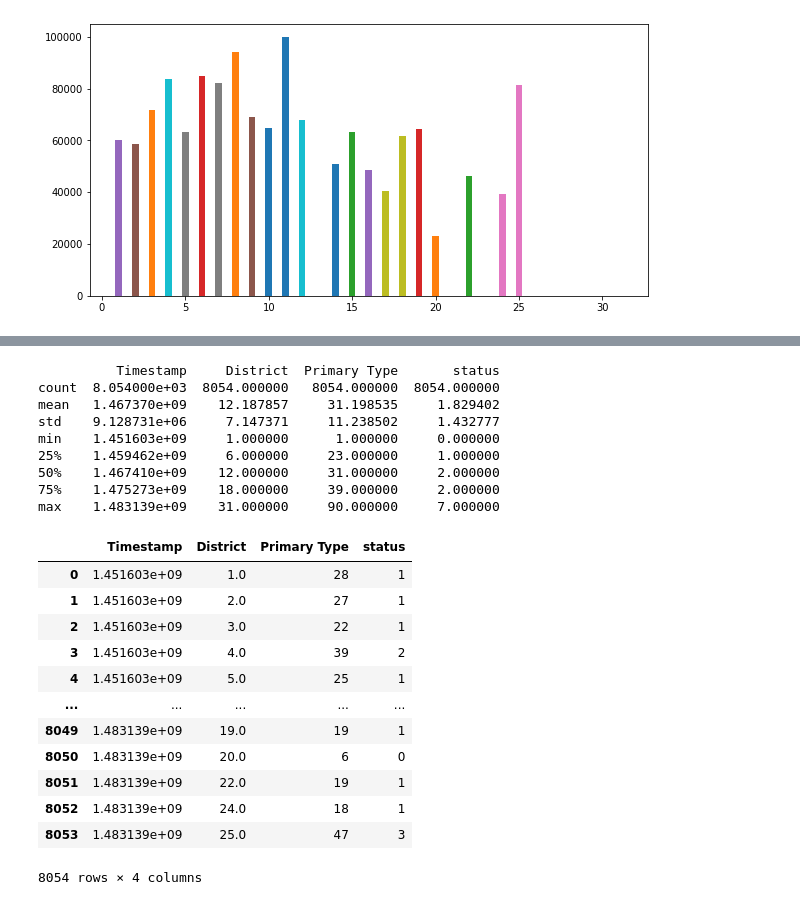
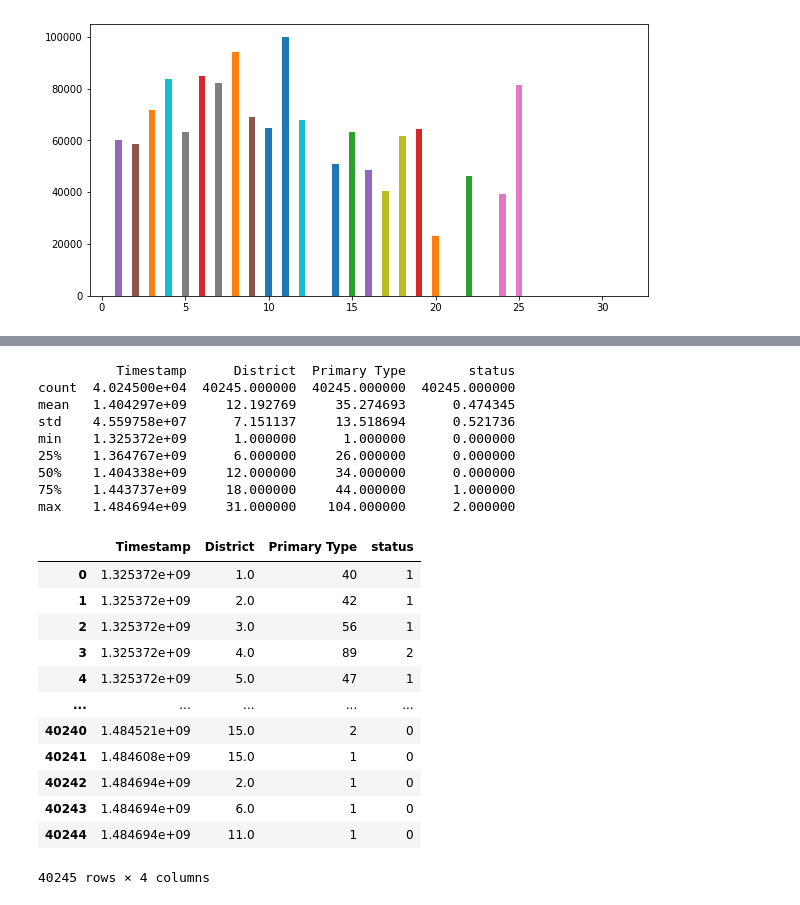
Before and after one commit to anto8460/chicago_project, a Jupyter notebook: chicago_project/ak_implementation.ipynb, the cells around one changed output, grey strips where cells are left out. Saved outputs shown, nothing was run; the diff lists cells and outputs as text; code cells hidden in the pictures.

```diff
--- a/chicago_project/ak_implementation.ipynb
+++ b/chicago_project/ak_implementation.ipynb
@@ -197,7 +225,7 @@ plt.show
 <function matplotlib.pyplot.show(close=None, block=None)>
 [figure]
 # %%
-test_df = police_data_with_month[police_data_with_month['Year'] == 2016]
+test_df = police_data_with_month#[police_data_with_month['Year'] == 2016]
 test_df
 # %% [output]
 |  | Date | Primary Type | Arrest | Domestic | District | X Coordinate | Y Coordinate | Year | Updated On | ... |
@@ -319,50 +335,41 @@ plt.show()
 # %%
 print(test_df.describe())
 
-# The mean for the primary type is 1.995, we can classify that as low crime rate so 2 will be the threshold
+# The mean for the primary type is 35, we can classify that as low crime rate so 2 will be the threshold
 
 def classify_crime(x):
-    if (x <= 15):
+    if (x <= 35):
         return 0
-    elif(x > 15 and x < 30):
+    elif(x > 35 and x < 70):
         return 1
-    elif(x > 30 and x <45):
+    elif(x >= 70 and x <=104):
         return 2
-    elif(x > 45 and x <60):
-        return 3
-    elif(x > 60 and x < 75):
-        return 4
-    elif(x > 75 and x < 90 ):
-        return 5
-    elif(x > 105 and x < 120):
-        return 6
-    else:
-        return 7
+
 
 test_df['status'] = test_df['Primary Type'].apply(classify_crime)
 test_df = test_df[['Timestamp','District','Primary Type','status']]
 
-average = test_df['Primary Type']
+test_df
 # %% [output]
-          Timestamp     District  Primary Type       status
-count  8.054000e+03  8054.000000   8054.000000  8054.000000
-mean   1.467370e+09    12.187857     31.198535     1.829402
-std    9.128731e+06     7.147371     11.238502     1.432777
-min    1.451603e+09     1.000000      1.000000     0.000000
-25%    1.459462e+09     6.000000     23.000000     1.000000
-50%    1.467410e+09    12.000000     31.000000     2.000000
-75%    1.475273e+09    18.000000     39.000000     2.000000
-max    1.483139e+09    31.000000     90.000000     7.000000
+          Timestamp      District  Primary Type        status
+count  4.024500e+04  40245.000000  40245.000000  40245.000000
+mean   1.404297e+09     12.192769     35.274693      0.474345
+std    4.559758e+07      7.151137     13.518694      0.521736
+min    1.325372e+09      1.000000      1.000000      0.000000
+25%    1.364767e+09      6.000000     26.000000      0.000000
+50%    1.404338e+09     12.000000     34.000000      0.000000
+75%    1.443737e+09     18.000000     44.000000      1.000000
+max    1.484694e+09     31.000000    104.000000      2.000000
 |  | Timestamp | District | Primary Type | status |
-| 0 | 1.451603e+09 | 1.0 | 28 | 1 |
-| 1 | 1.451603e+09 | 2.0 | 27 | 1 |
-| 2 | 1.451603e+09 | 3.0 | 22 | 1 |
-| 3 | 1.451603e+09 | 4.0 | 39 | 2 |
-| 4 | 1.451603e+09 | 5.0 | 25 | 1 |
+| 0 | 1.325372e+09 | 1.0 | 40 | 1 |
+| 1 | 1.325372e+09 | 2.0 | 42 | 1 |
+| 2 | 1.325372e+09 | 3.0 | 56 | 1 |
+| 3 | 1.325372e+09 | 4.0 | 89 | 2 |
+| 4 | 1.325372e+09 | 5.0 | 47 | 1 |
 | ... | ... | ... | ... | ... |
-| 8049 | 1.483139e+09 | 19.0 | 19 | 1 |
-| 8050 | 1.483139e+09 | 20.0 | 6 | 0 |
-| 8051 | 1.483139e+09 | 22.0 | 19 | 1 |
-| 8052 | 1.483139e+09 | 24.0 | 18 | 1 |
-| 8053 | 1.483139e+09 | 25.0 | 47 | 3 |
+| 40240 | 1.484521e+09 | 15.0 | 2 | 0 |
+| 40241 | 1.484608e+09 | 15.0 | 1 | 0 |
+| 40242 | 1.484694e+09 | 2.0 | 1 | 0 |
+| 40243 | 1.484694e+09 | 6.0 | 1 | 0 |
+| 40244 | 1.484694e+09 | 11.0 | 1 | 0 |
-8054 rows × 4 columns
+40245 rows × 4 columns
```
Also changed, not shown: parts of 17 cells of this notebook.
